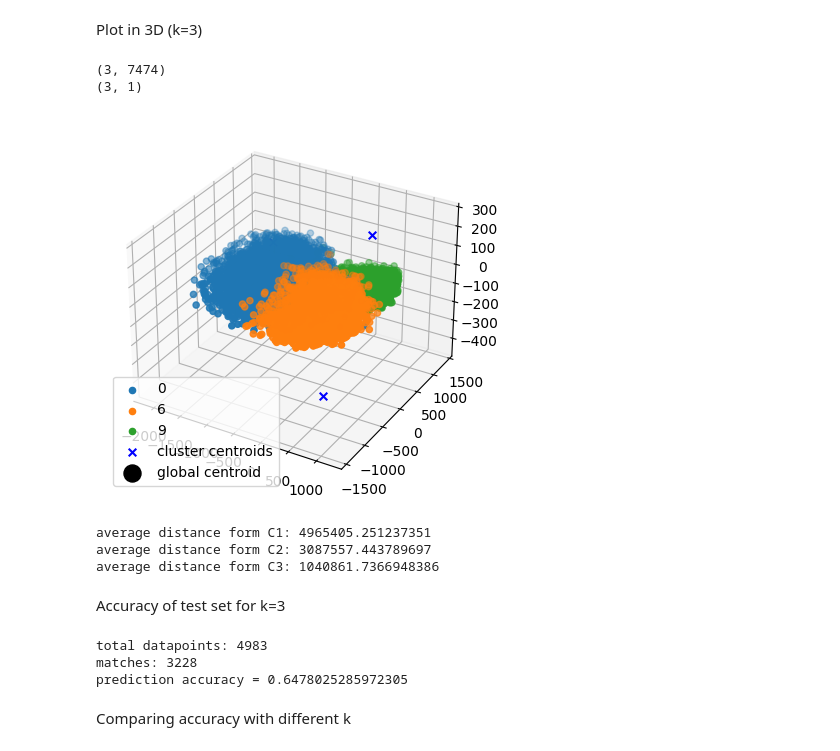
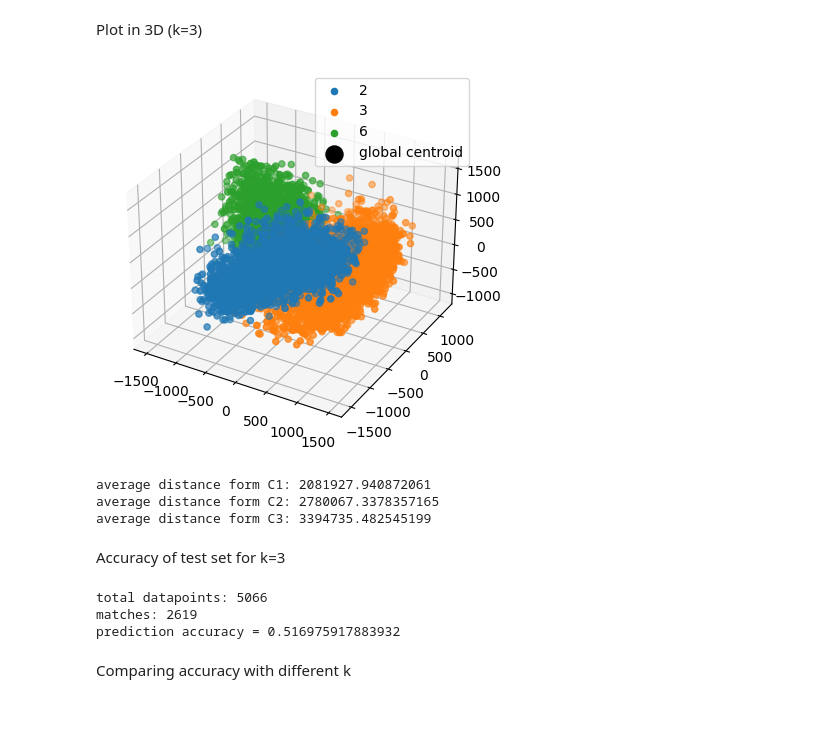
Before and after one commit to danielenapo/AI_unibo, a Jupyter notebook: Maths4ML/Oral_homeworks/2/PCA_3D.ipynb, the cells around one changed output. Cells and saved outputs as stored; diff of their text form; code cells hidden in the pictures; blank space fills up the shorter version.

```diff
--- a/Maths4ML/Oral_homeworks/2/PCA_3D.ipynb
+++ b/Maths4ML/Oral_homeworks/2/PCA_3D.ipynb
@@ -5,6 +5,8 @@
 import pandas as pd
 import numpy as np
 import matplotlib.pyplot as plt
+# %%
+digits=[2,3,6]
 # %%
 def trainTestSets(X, Y, perc,N):
     trainSize=int(perc*N/100)
@@ -20,17 +22,17 @@ np.random.shuffle(data)
 X=data[:,1:].T
 Y=data[:,0]
 
-i1= (Y==0)
-i2= (Y==6)
-i3= (Y==9)
+i1= (Y==digits[0])
+i2= (Y==digits[1])
+i3= (Y==digits[2])
 X=X[:, i1+i2+i3]
 Y=Y[i1+i2+i3]
 d,N=X.shape
 
 Xtrain, Ytrain, Xtest, Ytest = trainTestSets(X,Y,60,N)
-i1= (Ytrain==0)
-i2= (Ytrain==6)
-i3= (Ytrain==9)
+i1= (Ytrain==digits[0])
+i2= (Ytrain==digits[1])
+i3= (Ytrain==digits[2])
 X1=Xtrain[:, i1]
 X2=Xtrain[:, i2]
 X3=Xtrain[:, i3]
@@ -64,34 +66,26 @@ Z=Uk.T@Xc
 Plot in 3D (k=3)
 # %%
 k=3
-print(Z.shape)
-Z1=Z[:,Ytrain==0]
-Z2=Z[:,Ytrain==6]
-Z3=Z[:,Ytrain==9]
+Z1=Z[:,Ytrain==digits[0]]
+Z2=Z[:,Ytrain== digits[1]]
+Z3=Z[:,Ytrain== digits[2]]
 fig = plt.figure()
 ax = fig.add_subplot(projection='3d')
-ax.scatter(Z1[0,:], Z1[1,:], label="0")
-ax.scatter(Z2[0,:], Z2[1,:], label="6")
-ax.scatter(Z3[0,:], Z3[1,:], label="9")
+ax.scatter(Z1[0,:], Z1[1,:], Z1[2,:], label=digits[0])
+ax.scatter(Z2[0,:], Z2[1,:], Z2[2,:], label=digits[1])
+ax.scatter(Z3[0,:], Z3[1,:], Z3[2,:], label=digits[2])
 
 C1z=np.mean(Z1, axis=1).reshape(k,1)
 C2z=np.mean(Z2, axis=1).reshape(k,1)
 C3z=np.mean(Z3, axis=1).reshape(k,1)
 Cz=np.mean(Z, axis=1).reshape(k,1)
-print(C1z.shape)
 
 
-
-ax.scatter(C1z[0], C1z[1], C1z[2],  c="blue",s=30, marker="x", label="cluster centroids")
-ax.scatter(C2z[0], C2z[1], C2z[2], c="blue",s=30, marker="x")
-ax.scatter(C3z[0], C3z[1],C3z[2],  c="blue",s=30, marker="x")
 ax.scatter(Cz[0], Cz[1], Cz[2],  c="black",s=150, marker="o", label="global centroid")
 plt.legend()
 plt.show()
 # %% [output]
-(3, 7474)
-(3, 1)
-[figure, old version]
+[figure, new version]
 # %%
 D1=[]
 for i in range(Z1.shape[1]):
@@ -110,9 +104,9 @@ for i in range(Z3.shape[1]):
 D3=D3/Z3.shape[1]
 print(f"average distance form C3: {D3}")
 # %% [output]
-average distance form C1: 4965405.251237351
-average distance form C2: 3087557.443789697
-average distance form C3: 1040861.7366948386
+average distance form C1: 2081927.940872061
+average distance form C2: 2780067.3378357165
+average distance form C3: 3394735.482545199
 # %% [markdown]
 Accuracy of test set for k=3
 # %%
@@ -137,11 +131,11 @@ for i in range(testSize):
 
     minI=min([D1,D2,D3])
     if(minI==0):
-        Ypredict.append(0)
+        Ypredict.append(digits[0])
     elif(minI==1):
-        Ypredict.append(6)
+        Ypredict.append(digits[1])
     else:
-        Ypredict.append(9)
+        Ypredict.append(digits[2])
 
 print("total datapoints:",len(Ypredict))
 sum=0
@@ -154,9 +148,9 @@ print("matches:",sum)
 accuracy=sum/testSize
 print(f"prediction accuracy = {accuracy}")
 # %% [output]
-total datapoints: 4983
-matches: 3228
-prediction accuracy = 0.6478025285972305
+total datapoints: 5066
+matches: 2619
+prediction accuracy = 0.516975917883932
 # %% [markdown]
 Comparing accuracy with different k
 # %%
```
Also changed, not shown: parts of 1 cell of this notebook, 2 other files.
